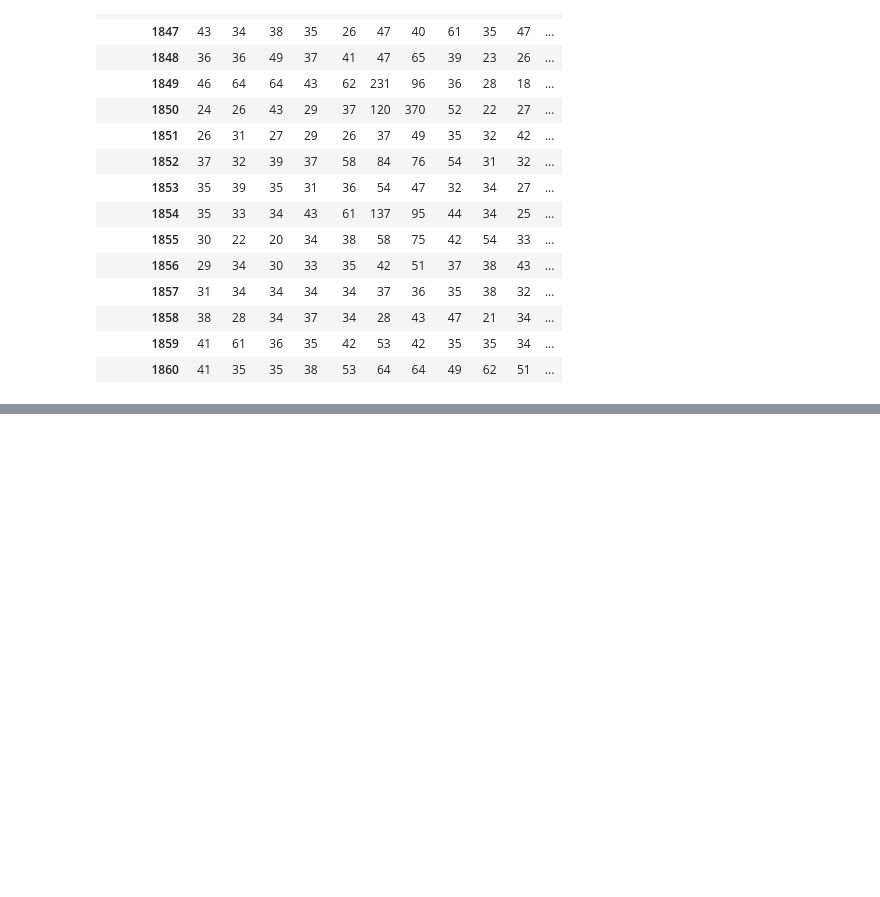
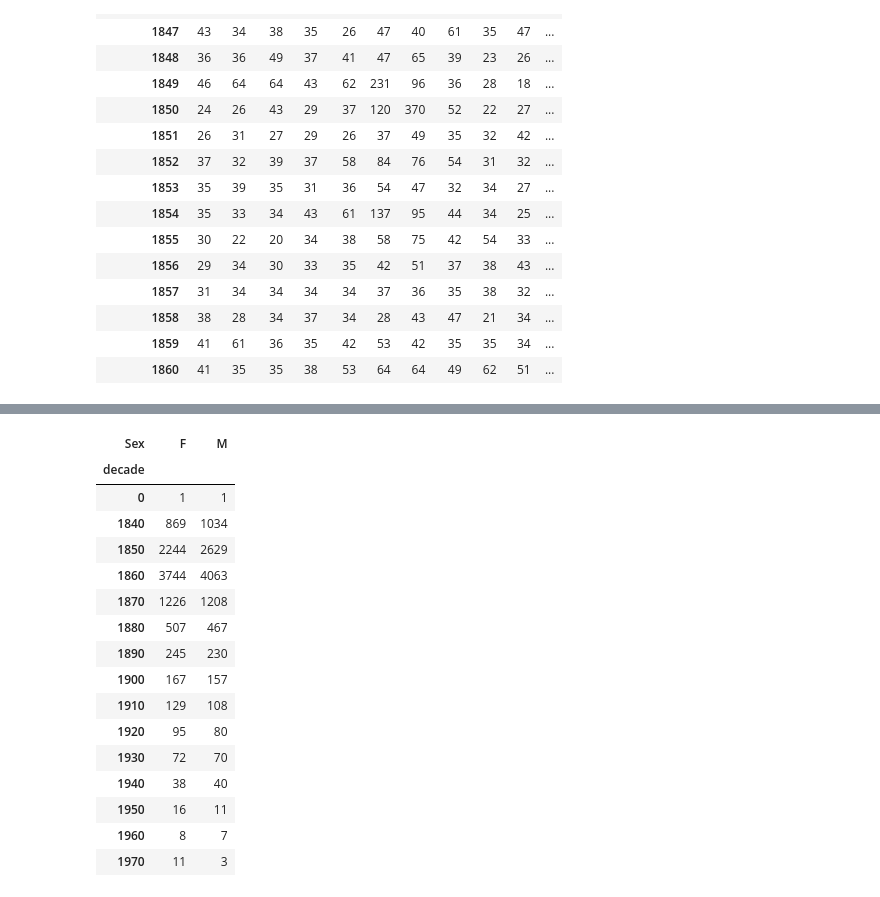
Before and after one commit to NSS-Data-Analytics-Cohort-10/advanced-pandas-rushichokshi, a Jupyter notebook: notebooks/advanced_pandas_notebook.ipynb, the cells around one changed output, grey strips where cells are left out. Cells and saved outputs as stored; diff of their text form; code cells hidden in the pictures; blank space fills up the shorter version.

```diff
--- a/notebooks/advanced_pandas_notebook.ipynb
+++ b/notebooks/advanced_pandas_notebook.ipynb
@@ -253,0 +296,22 @@ number4.loc[1846:1860]
+# %%
+number5=pd.crosstab(cemetery['decade'],cemetery['Sex'])
+number5=number5.drop(['Boy','D','F & M','F, M','FF','G','M & F','M, F','N','W','m'],axis='columns')
+number5
+# %% [output]
+| Sex | F | M |
+| decade |  |  |
+| 0 | 1 | 1 |
+| 1840 | 869 | 1034 |
+| 1850 | 2244 | 2629 |
+| 1860 | 3744 | 4063 |
+| 1870 | 1226 | 1208 |
+| 1880 | 507 | 467 |
+| 1890 | 245 | 230 |
+| 1900 | 167 | 157 |
+| 1910 | 129 | 108 |
+| 1920 | 95 | 80 |
+| 1930 | 72 | 70 |
+| 1940 | 38 | 40 |
+| 1950 | 16 | 11 |
+| 1960 | 8 | 7 |
+| 1970 | 11 | 3 |
```
Also changed, not shown: parts of 5 cells of this notebook.
